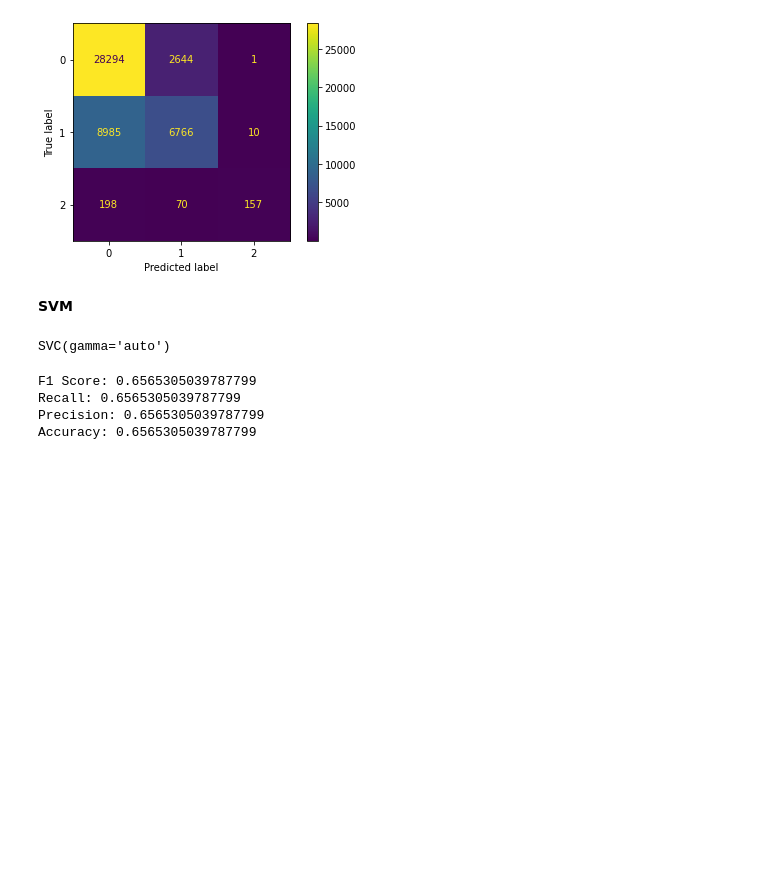
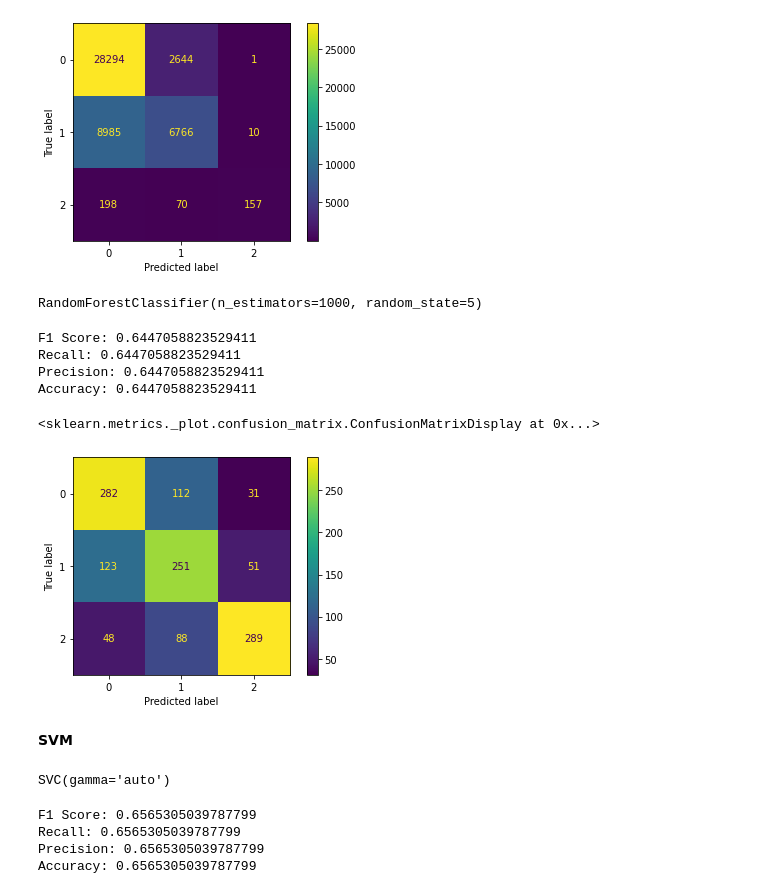
Before and after one commit to tianiachan/IdentifyingAirBnBsinSantaClara, a Jupyter notebook: Data670_Identifying_AirBnBs.ipynb, the cells around one changed output. Cells and saved outputs as stored; diff of their text form; code cells hidden in the pictures; blank space fills up the shorter version.

```diff
--- a/Data670_Identifying_AirBnBs.ipynb
+++ b/Data670_Identifying_AirBnBs.ipynb
@@ -558,0 +587,6 @@ numpy.ndarray
+# %%
+#'delete' to balance the data, there are other methods but those would increase the size of the dataset slowing down the algorithms even more
+from imblearn.datasets import make_imbalance
+#save in different variables to be able to compare
+x_train_1, y_train_1 = make_imbalance(x_train, y_train, sampling_strategy={'Entire home/apt': 1200, 'Private room': 1200, 'Shared room': 1200},random_state=5)
+x_test_1, y_test_1 = make_imbalance(x_test, y_test, sampling_strategy={'Entire home/apt': 425, 'Private room': 425, 'Shared room': 425},random_state=5)
@@ -630,14 +679,53 @@ ConfusionMatrixDisplay(confusion_matrix = cm).plot()
 # %% [output]
 <sklearn.metrics._plot.confusion_matrix.ConfusionMatrixDisplay at 0x...>
 [figure]
+# %%
+#using balanced variables
+rfclassifier_balanced = RandomForestClassifier(n_estimators = 1000, random_state = 5)
+rfclassifier_balanced.fit(x_train_1,y_train_1)
+# %% [output]
+RandomForestClassifier(n_estimators=1000, random_state=5)
+# %%
+#evaluate
+#get predictions from the model
+y_pred_RFCBalanced = rfclassifier_balanced.predict(x_test_1)
+# %%
+# fixing value error target is multiclass butaverage = 'binary'
+# https://stackoverflow.com/questions/52269187/facing-valueerror-target-is-multiclass-but-average-binary
+#accuracy
+accuracyRFB = accuracy_score(y_test_1,y_pred_RFCBalanced)
+#precision
+precisionRFB = precision_score (y_test_1, y_pred_RFCBalanced, average = "micro")
+#recall
+recallRFB = recall_score(y_test_1, y_pred_RFCBalanced, average = "micro")
+#f1 score
+f1RFB = f1_score (y_test_1,y_pred_RFCBalanced, average = "micro")
+print("F1 Score:", f1RFB)
+print("Recall:", recallRFB)
+print("Precision:",  precisionRFB)
+print("Accuracy:", accuracyRFB)
+# %% [output]
+F1 Score: 0.6447058823529411
+Recall: 0.6447058823529411
+Precision: 0.6447058823529411
+Accuracy: 0.6447058823529411
+# %%
+#confusion matrix
+cmRFB = confusion_matrix(y_test_1,y_pred_RFCBalanced)
+ConfusionMatrixDisplay(confusion_matrix = cmRFB).plot()
+# %% [output]
+<sklearn.metrics._plot.confusion_matrix.ConfusionMatrixDisplay at 0x...>
+[figure, added]
 # %% [markdown]
 **SVM**
 # %%
 from sklearn.svm import SVC
-clf = SVC(gamma='auto')
-clf.fit(x_train, y_train)
-# %% [output]
-SVC(gamma='auto')
+# %%
+# https://www.analyticsvidhya.com/blog/2017/09/understaing-support-vector-machine-example-code/
+clf = SVC(gamma='auto')
+clf.fit(x_train, y_train)
+# %% [output]
+SVC(gamma='auto')
 # %%
 #evaluate SVM
 #get predictions from the model
```
Also changed, not shown: parts of 41 cells of this notebook.
